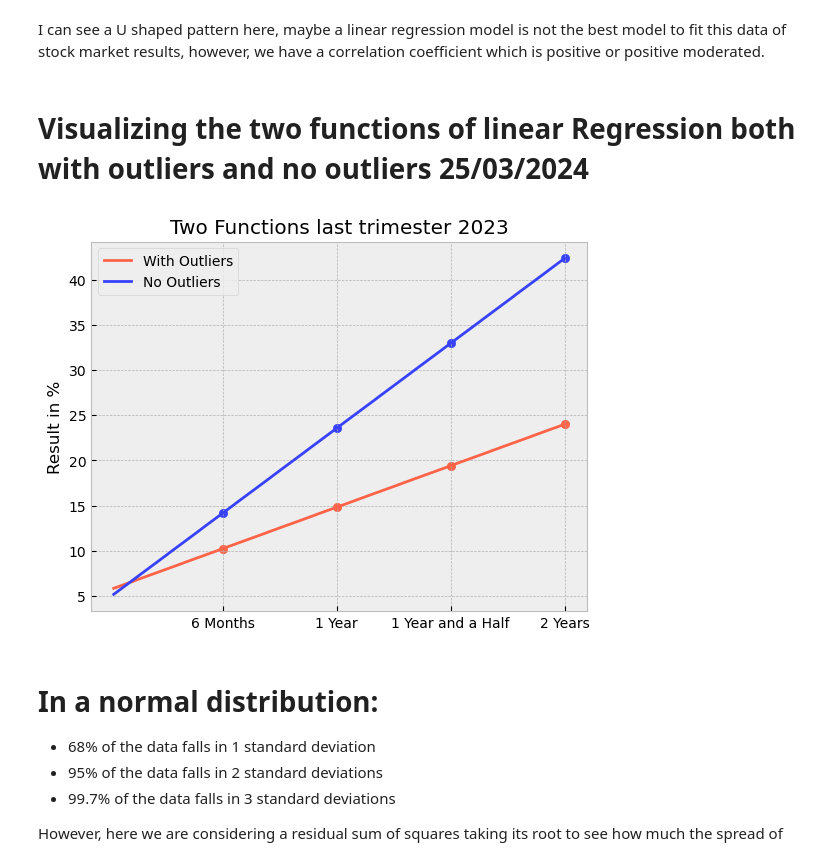
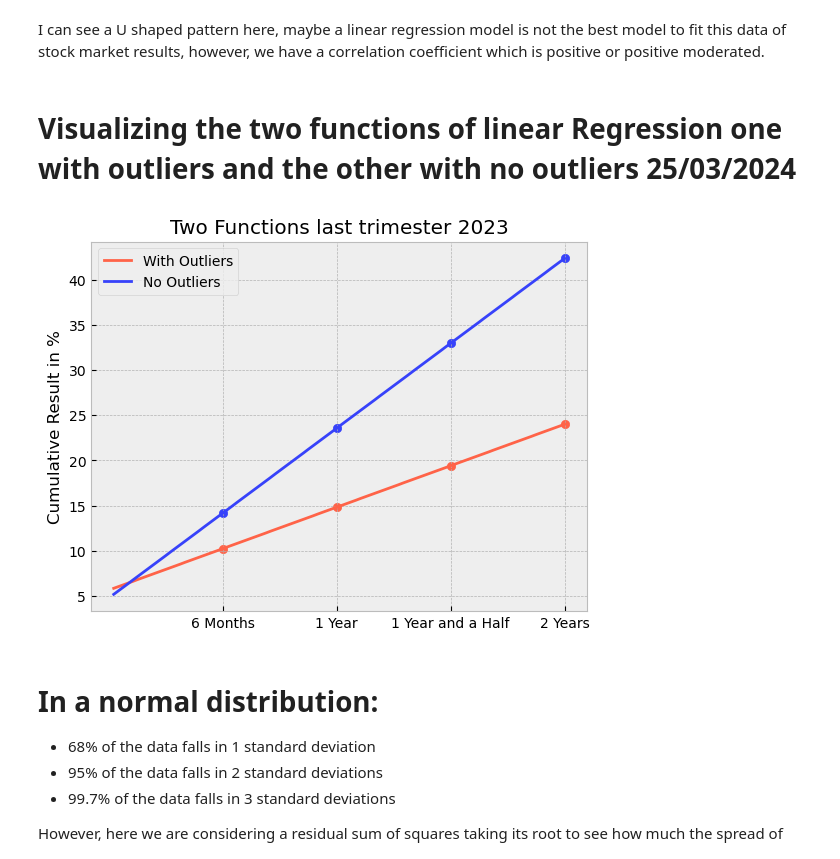
Before and after one commit to exio78/Data-Analysis, a Jupyter notebook: Probability/trading_roadmap/trading_projection_part_II.ipynb, the cells around one changed output. Drawn from its saved outputs; the diff is of its cells as text; code cells hidden in the pictures.

```diff
--- a/Probability/trading_roadmap/trading_projection_part_II.ipynb
+++ b/Probability/trading_roadmap/trading_projection_part_II.ipynb
@@ -493,32 +501,32 @@ estimations_weekly = pd.DataFrame({"Outliers": with_outliers, "No Outliers": wit
 # %%
 estimations_weekly.to_csv("Projection Stock Market Returns Weekly.csv") # saving estimations Weekly
 # %% [markdown]
-# Visualizing the two functions of linear Regression both with outliers and no outliers 25/03/2024
+# Visualizing the two functions of linear Regression one with outliers and the other with no outliers 25/03/2024
 # %%
 plt.plot(estimations_weekly.index, estimations_weekly["Outliers"], color = "#ff6348", label = "With Outliers")
 plt.plot(estimations_weekly.index, estimations_weekly["No Outliers"], color = "#3742fa", label = "No Outliers")
 plt.title("Two Functions last trimester 2023")
 #plt.xlabel("Week")
-plt.ylabel("Result in %")
+plt.ylabel("Cumulative Result in %")
 
 # Placing the ordered pairs
 for ordered_pair in [23, 47, 71, 95]:
 
     x = estimations_weekly.index[ordered_pair]
 
     y_with = round(estimations_weekly.loc[ordered_pair, "Outliers"], 2)
     y_no = round(estimations_weekly.loc[ordered_pair, "No Outliers"], 2)
 
     plt.scatter(x, y_with, color = "#ff6348")
     plt.scatter(x, y_no, color = "#3742fa")
 
 
 plt.xticks(ticks = [23, 47, 71, 95], labels = ["6 Months", "1 Year", "1 Year and a Half", "2 Years"])
 
 plt.legend()
 plt.show()
 # %% [output]
-[figure, old version]
+[figure, new version]
 # %% [markdown]
 # In a normal distribution:
 
```
Also changed, not shown: parts of 4 cells of this notebook.
